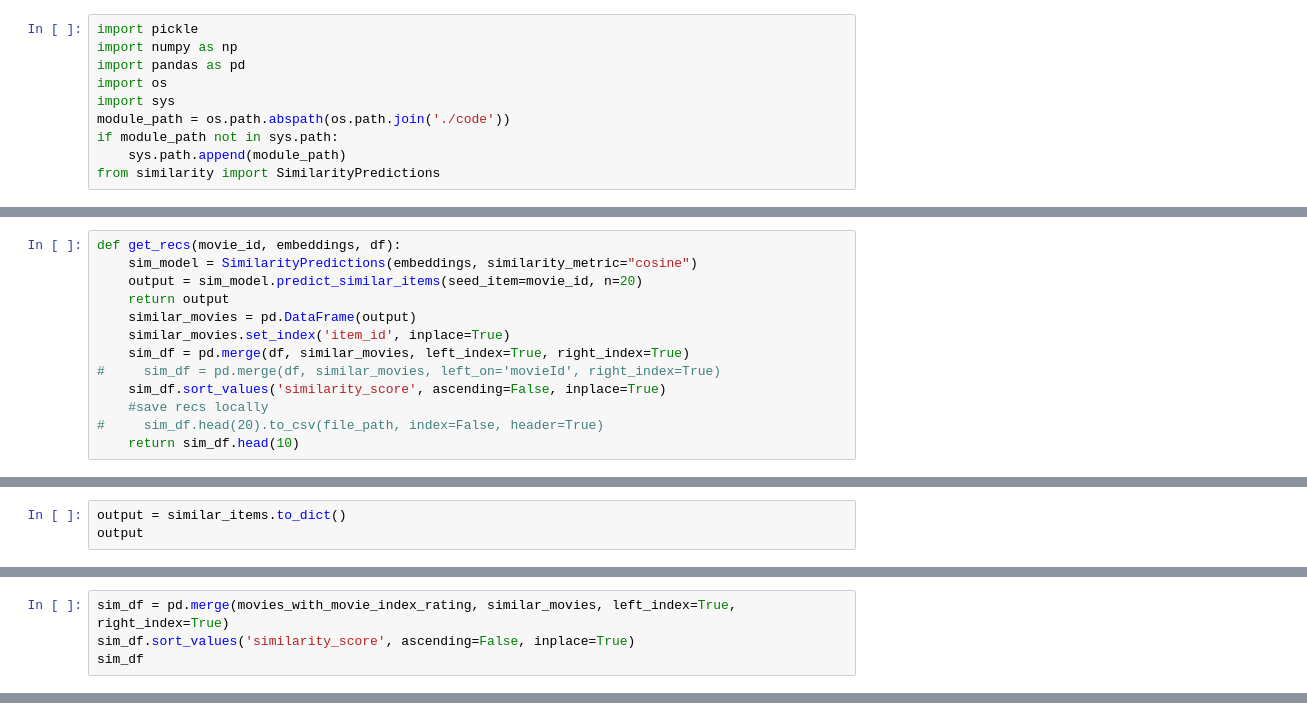
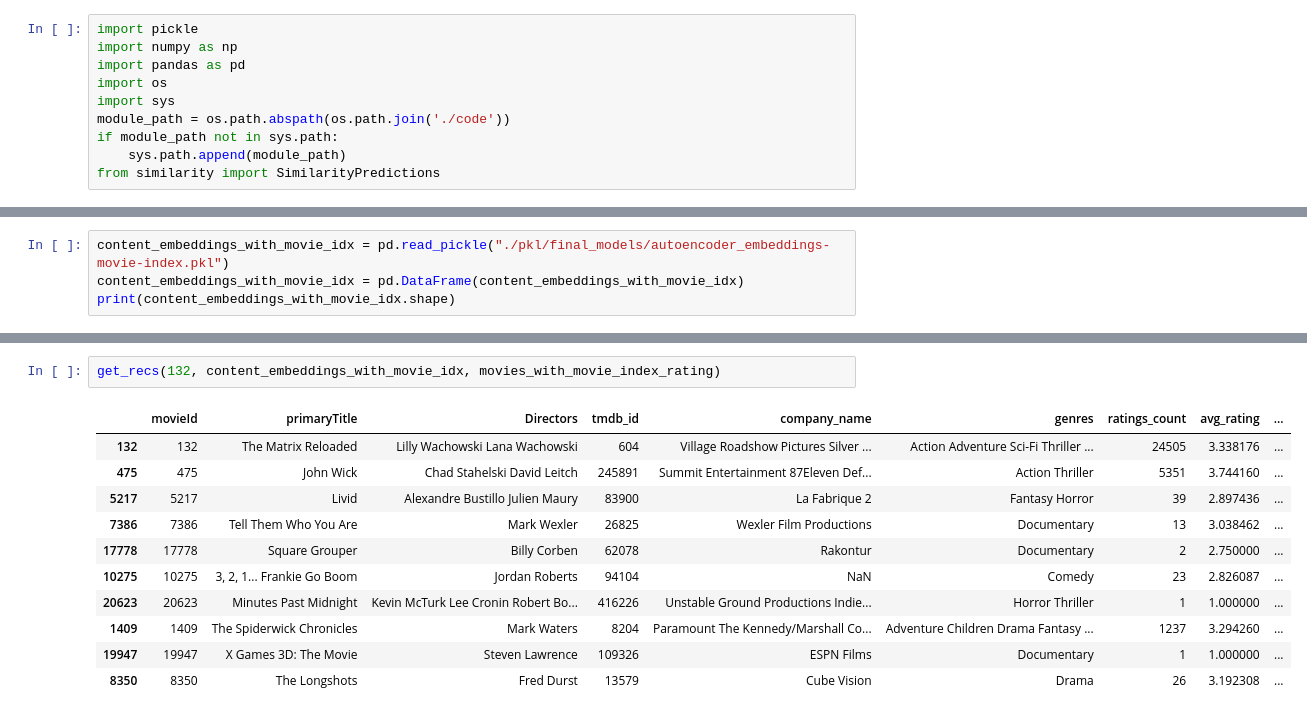
Before and after one commit to LabPorject/CMPT733-final-project, a Jupyter notebook: recommendation/test_index.ipynb, the cells around one changed output, grey strips where cells are left out. Drawn from its saved outputs; the diff is of its cells as text.

```diff
--- a/recommendation/test_index.ipynb
+++ b/recommendation/test_index.ipynb
@@ -61,13 +22,0 @@ collaborative_embeddings_3.head()
-# %%
-def get_recs(movie_id, embeddings, df):
-    sim_model = SimilarityPredictions(embeddings, similarity_metric="cosine")
-    output = sim_model.predict_similar_items(seed_item=movie_id, n=20)
-    return output
-    similar_movies = pd.DataFrame(output)
-    similar_movies.set_index('item_id', inplace=True)
-    sim_df = pd.merge(df, similar_movies, left_index=True, right_index=True)
-#     sim_df = pd.merge(df, similar_movies, left_on='movieId', right_index=True)
-    sim_df.sort_values('similarity_score', ascending=False, inplace=True)
-    #save recs locally
-#     sim_df.head(20).to_csv(file_path, index=False, header=True)
-    return sim_df.head(10)
@@ -144,3 +22,0 @@ similar_items
-# %%
-output = similar_items.to_dict()
-output
@@ -199,4 +22,0 @@ similar_movies
-# %%
-sim_df = pd.merge(movies_with_movie_index_rating, similar_movies, left_index=True, right_index=True)
-sim_df.sort_values('similarity_score', ascending=False, inplace=True)
-sim_df
@@ -296,0 +80,4 @@ similar_items
+# %%
+content_embeddings_with_movie_idx = pd.read_pickle("./pkl/final_models/autoencoder_embeddings-movie-index.pkl")
+content_embeddings_with_movie_idx = pd.DataFrame(content_embeddings_with_movie_idx)
+print(content_embeddings_with_movie_idx.shape)
@@ -296,0 +212,14 @@ similar_items
+# %%
+get_recs(132, content_embeddings_with_movie_idx, movies_with_movie_index_rating)
+# %% [output]
+|  | movieId | primaryTitle | Directors | tmdb_id | company_name | genres | ratings_count | avg_rating | ... |
+| 132 | 132 | The Matrix Reloaded | Lilly Wachowski Lana Wachowski | 604 | Village Roadshow Pictures Silver ... | Action Adventure Sci-Fi Thriller ... | 24505 | 3.338176 | ... |
+| 475 | 475 | John Wick | Chad Stahelski David Leitch | 245891 | Summit Entertainment 87Eleven Def... | Action Thriller | 5351 | 3.744160 | ... |
+| 5217 | 5217 | Livid | Alexandre Bustillo Julien Maury | 83900 | La Fabrique 2 | Fantasy Horror | 39 | 2.897436 | ... |
+| 7386 | 7386 | Tell Them Who You Are | Mark Wexler | 26825 | Wexler Film Productions | Documentary | 13 | 3.038462 | ... |
+| 17778 | 17778 | Square Grouper | Billy Corben | 62078 | Rakontur | Documentary | 2 | 2.750000 | ... |
+| 10275 | 10275 | 3, 2, 1... Frankie Go Boom | Jordan Roberts | 94104 | NaN | Comedy | 23 | 2.826087 | ... |
+| 20623 | 20623 | Minutes Past Midnight | Kevin McTurk Lee Cronin Robert Bo... | 416226 | Unstable Ground Productions Indie... | Horror Thriller | 1 | 1.000000 | ... |
+| 1409 | 1409 | The Spiderwick Chronicles | Mark Waters | 8204 | Paramount The Kennedy/Marshall Co... | Adventure Children Drama Fantasy ... | 1237 | 3.294260 | ... |
+| 19947 | 19947 | X Games 3D: The Movie | Steven Lawrence | 109326 | ESPN Films | Documentary | 1 | 1.000000 | ... |
+| 8350 | 8350 | The Longshots | Fred Durst | 13579 | Cube Vision | Drama | 26 | 3.192308 | ... |
```
Also changed, not shown: parts of 46 cells of this notebook, 3 other files.
